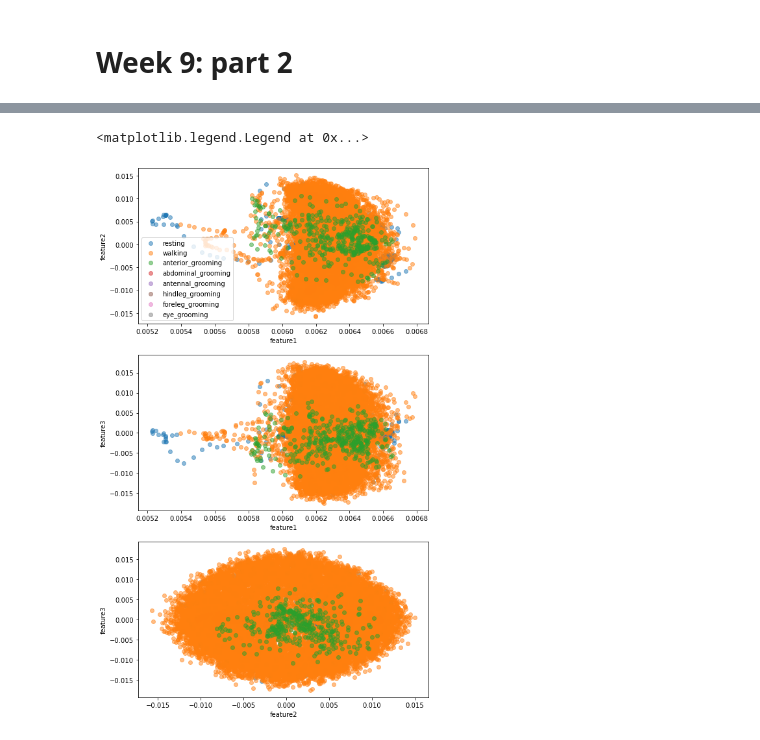
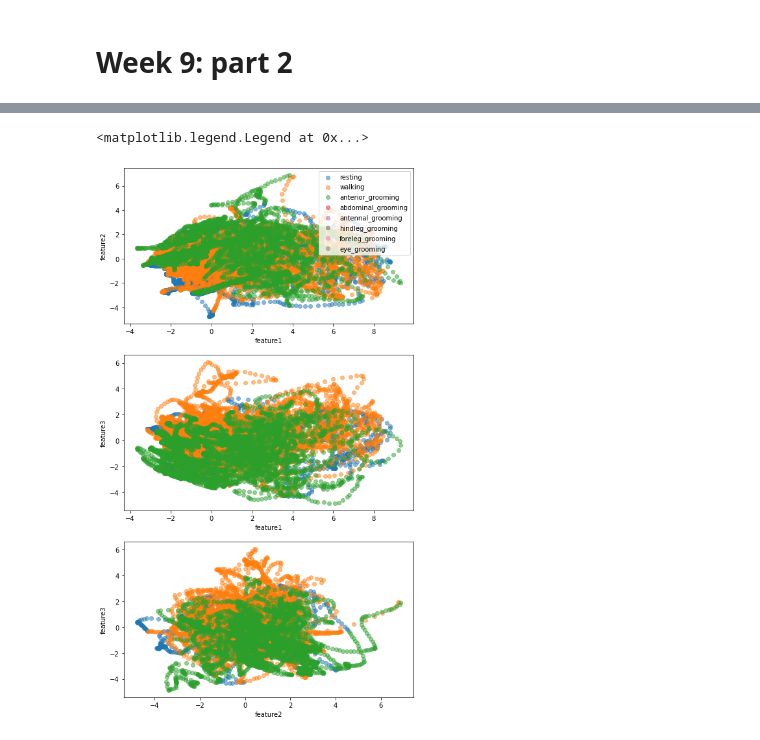
Before and after one commit to Blaise-g/super-duper-Cobar, a Jupyter notebook: Hila.ipynb, the cells around one changed output, grey strips where cells are left out. Saved outputs shown, nothing was run; the diff lists cells and outputs as text; code cells hidden in the pictures.

```diff
--- a/Hila.ipynb
+++ b/Hila.ipynb
@@ -167,6 +167,12 @@ joints = ['Coxa', 'Coxa_roll', 'Coxa_yaw', 'Femur', 'Femur_roll', 'Tibia', 'Tars
 X = beh_df.iloc[:,2:44]
 
 pca= PCA(n_components=2)
-X_new= pca.fit_transform(np.transpose(X))
+X_new= pca.fit_transform(X)
 print(pca.explained_variance_ratio_)
+
+fig, ax = plt.subplots(figsize = (15,8))
+#ax.plot(X_new[0:25000])
+ax.plot(X_new)
+ax.plot(pca.components_[1])
+print(np.shape(X_new))
 # %% [output]
@@ -174,12 +188,12 @@ print(pca.explained_variance_ratio_)
 # %%
-nb_smpl_frame = 25200
+nb_samples_in_frame = 25200
 nb_trails = 12
 
 fig, ax = plt.subplots(figsize = (15,8))
 ytick = []
 for i in np.arange(nb_trails):
     start_id = i*nb_samples_in_frame
-    plt.scatter(pca.components_[0][start_id:start_id+nb_smpl_frame], pca.components_[1][start_id:start_id+nb_smpl_frame], alpha = 0.5)
+    plt.scatter(X_new[start_id:start_id+nb_smpl_frame,0], X_new[start_id:start_id+nb_smpl_frame,1], alpha = 0.5)
 
 labels = ['trial_' + str(i+1) for i in range(12)]
 ax.legend(labels)
@@ -189,15 +203,15 @@ ax.legend(labels)
 # %%
-nb_smpl_frame = 25200
-nb_trails = 12
+nb_samples_in_frame = 25200
+nb_trials = 12
 
 fig, ax = plt.subplots(nrows = nb_trials, ncols = 1, figsize = (5,20))
 ax.ravel
 ytick = []
 for i in np.arange(nb_trails):
     start_id = i*nb_samples_in_frame
-    ax[i].scatter(pca.components_[0][start_id:start_id+nb_smpl_frame], pca.components_[1][start_id:start_id+nb_smpl_frame], alpha = 0.5)
+    ax[i].scatter(X_new[start_id:start_id+nb_smpl_frame,0], X_new[start_id:start_id+nb_smpl_frame,1], alpha = 0.5)
 
     labels = ['trial_' + str(i+1)]
-    ax[i].set_xlim([0.001,0.0021])
+    #ax[i].set_xlim([0.001,0.0021])
     ax[i].legend(labels)
 # %% [output]
@@ -207,10 +223,11 @@ for i in np.arange(nb_trails):
 #time as samples and joint angles+delay as features.
 #for trial 8
 from sklearn.decomposition import PCA
-time_delay = 5
+time_delay = 10
+trial_number = 1
 # extract only angles
-beh_signals_trial_8 = beh_df[beh_df.index.get_level_values("Trial")==8]
-B = beh_signals_trial_8.iloc[:,2:44]
+beh_signals_trial_i = beh_df[beh_df.index.get_level_values("Trial")==trial_number]
+B = beh_signals_trial_i.iloc[:,2:44]
 
 B_aug = pd.DataFrame()
 for i in range(1, time_delay) :
@@ -222,7 +239,7 @@ B_dyn = pd.concat([B[time_delay:], B_aug[time_delay:]], axis=1, ignore_index=Tru
 print(np.shape(B_dyn))
 
 pca_dyn= PCA(n_components=3)
-B_new= pca_dyn.fit_transform(np.transpose(B_dyn))
+B_new= pca_dyn.fit_transform(B_dyn)
 print(pca_dyn.explained_variance_ratio_)
-print(np.shape(pca_dyn.components_[0]))
+print(np.shape(B_new))
 # %% [output]
@@ -243,29 +250,32 @@ ax[2].scatter(pca_dyn.components_[1], pca_dyn.components_[2], alpha = 0.5)
 # %%
 # colour each dot corresponding to its manual label
 
 beh_label = ["resting", "walking", "anterior_grooming", "abdominal_grooming", "antennal_grooming", "hindleg_grooming", "foreleg_grooming", "eye_grooming"]
 
 #remove first 4 lines due to time shift
-beh_df_dyn = beh_signals_trial_8.iloc[time_delay:]
+beh_df_dyn = beh_signals_trial_i.iloc[time_delay:]
 
 fig, ax = plt.subplots(nrows = 3, ncols = 1, figsize = (8,15))
 
 for i in np.arange(len(beh_label)):
+
     select_indices = np.where(beh_df_dyn["Manual"] == beh_label[i])
-    ax[0].scatter(pca_dyn.components_[0][select_indices], pca_dyn.components_[1][select_indices], alpha = 0.5)
-    ax[1].scatter(pca_dyn.components_[0][select_indices], pca_dyn.components_[2][select_indices], alpha = 0.5)
-    ax[2].scatter(pca_dyn.components_[1][select_indices], pca_dyn.components_[2][select_indices], alpha = 0.5)
+    #ax[0].scatter(pca_dyn.components_[0][select_indices], pca_dyn.components_[1][select_indices], alpha = 0.5)
+    #ax[1].scatter(pca_dyn.components_[0][select_indices], pca_dyn.components_[2][select_indices], alpha = 0.5)
+    #ax[2].scatter(pca_dyn.components_[1][select_indices], pca_dyn.components_[2][select_indices], alpha = 0.5)
+    ax[0].scatter(B_new[select_indices,0], B_new[select_indices,1], alpha = 0.5)
+    ax[1].scatter(B_new[select_indices,0], B_new[select_indices,2], alpha = 0.5)
+    ax[2].scatter(B_new[select_indices,1], B_new[select_indices,2], alpha = 0.5)
 
 ax[0].set_xlabel('feature' + str(1))
 ax[1].set_xlabel('feature' + str(1))
 ax[2].set_xlabel('feature' + str(2))
 
 ax[0].set_ylabel('feature' + str(2))
 ax[1].set_ylabel('feature' + str(3))
 ax[2].set_ylabel('feature' + str(3))
 
-labels = ['trial_' + str(i+1) for i in range(12)]
 ax[0].legend(beh_label)
 # %% [output]
 <matplotlib.legend.Legend at 0x...>
-[figure, old version]
+[figure, new version]
```
Also changed, not shown: parts of 12 cells of this notebook, 1 other file.
